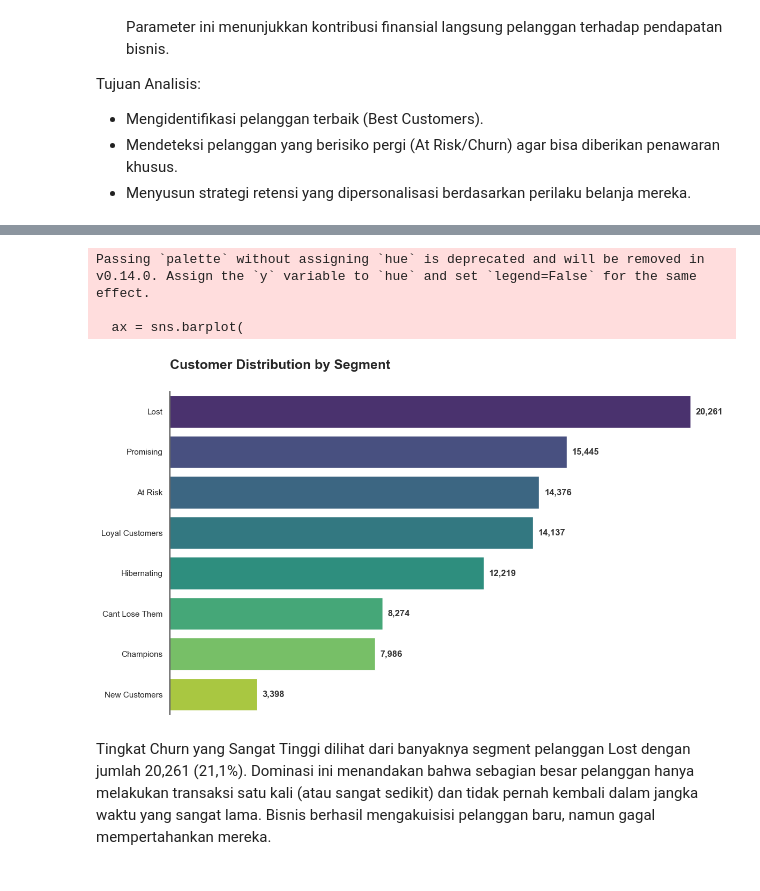
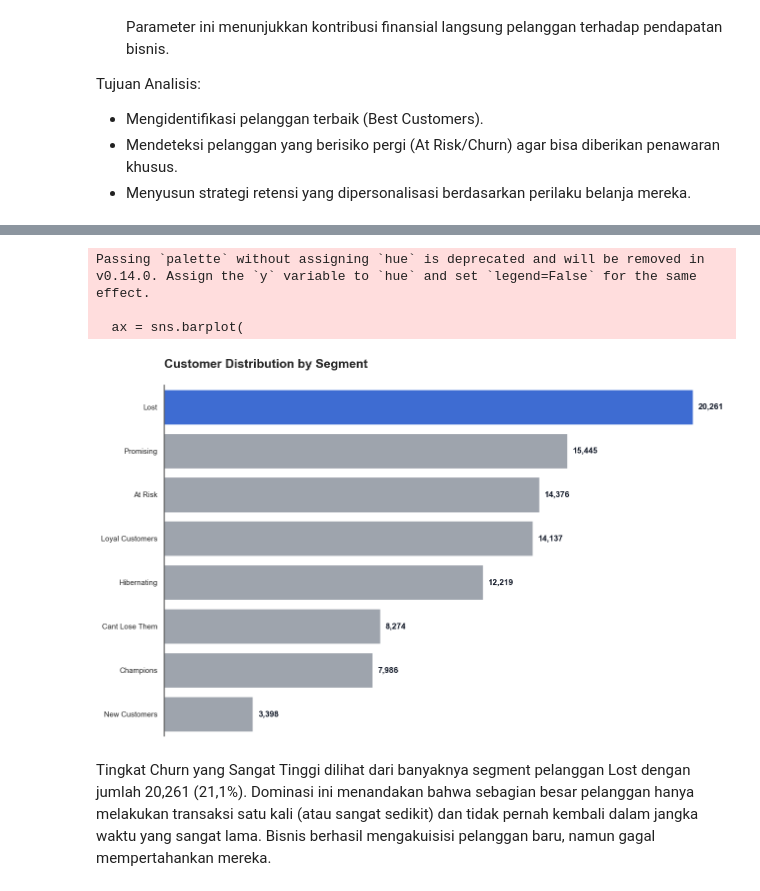
Before and after one commit to Nurus9/Projek-Akhir-Fundamental-Analisis-Data-, a Jupyter notebook: ANS_Projek Fundamental Analisis Data/ANS_Proyek_Analisis_Data.ipynb, the cells around one changed output, grey strips where cells are left out. Saved outputs shown, nothing was run; the diff lists cells and outputs as text; code cells hidden in the pictures.

```diff
--- a/ANS_Projek Fundamental Analisis Data/ANS_Proyek_Analisis_Data.ipynb
+++ b/ANS_Projek Fundamental Analisis Data/ANS_Proyek_Analisis_Data.ipynb
@@ -1089,30 +1114,59 @@ plt.show()
 # %%
-# Visualisasi Distribusi Segmen Pelanggan dengan Bar Chart yang Menarik
-segment_dist = segment_dist.sort_values(ascending=False)
-plt.figure(figsize=(12, 7))
-sns.set_style("white") # Latar belakang bersih tanpa grid
-colors = sns.color_palette("viridis", len(segment_dist))
+# Visualisasi Distribusi Segmen Pelanggan (Sesuai Prinsip Visualisasi)
+segment_dist = rfm_data['segment'].value_counts().sort_values(ascending=False)
+
+plt.figure(figsize=(13, 8))
+sns.set_style("white")  # Latar belakang bersih
+
+# Warna sesuai prinsip visualisasi
+base_color = '#9ca3af'       # abu-abu netral
+highlight_color = '#2563eb'  # biru untuk nilai tertinggi
+max_value = segment_dist.max()
+
+colors = [
+    highlight_color if value == max_value else base_color
+    for value in segment_dist.values
+]
+
 ax = sns.barplot(
     x=segment_dist.values,
     y=segment_dist.index,
     palette=colors
 )
+
+# Label nilai
 for i, v in enumerate(segment_dist.values):
-    ax.text(v + (segment_dist.max() * 0.01), i, f'{v:,}',
-            va='center', fontweight='bold', color='#333333')
+    ax.text(
+        v + (segment_dist.max() * 0.01),
+        i,
+        f'{v:,}',
+        va='center',
+        fontweight='bold',
+        color='#111827'
+    )
+
+# Rapikan tampilan
 ax.spines['top'].set_visible(False)
 ax.spines['right'].set_visible(False)
 ax.spines['bottom'].set_visible(False)
 ax.get_xaxis().set_visible(False)
-plt.title('Customer Distribution by Segment', loc='left', fontsize=18, fontweight='bold', pad=30)
+
+plt.title(
+    'Customer Distribution by Segment',
+    loc='left',
+    fontsize=18,
+    fontweight='bold',
+    pad=25
+)
+
 plt.ylabel(None)
 plt.tight_layout()
 plt.show()
 # %% [output]
 Passing `palette` without assigning `hue` is deprecated and will be removed in v0.14.0. Assign the `y` variable to `hue` and set `legend=False` for the same effect.
 
   ax = sns.barplot(
-[figure, old version]
+[figure, new version]
 # %% [markdown]
 Tingkat Churn yang Sangat Tinggi dilihat dari banyaknya segment pelanggan Lost dengan jumlah 20,261 (21,1%). Dominasi ini menandakan bahwa sebagian besar pelanggan hanya melakukan transaksi satu kali (atau sangat sedikit) dan tidak pernah kembali dalam jangka waktu yang sangat lama. Bisnis berhasil mengakuisisi pelanggan baru, namun gagal mempertahankan mereka.
 # %%
```
Also changed, not shown: parts of 20 cells of this notebook, 3 other files.
